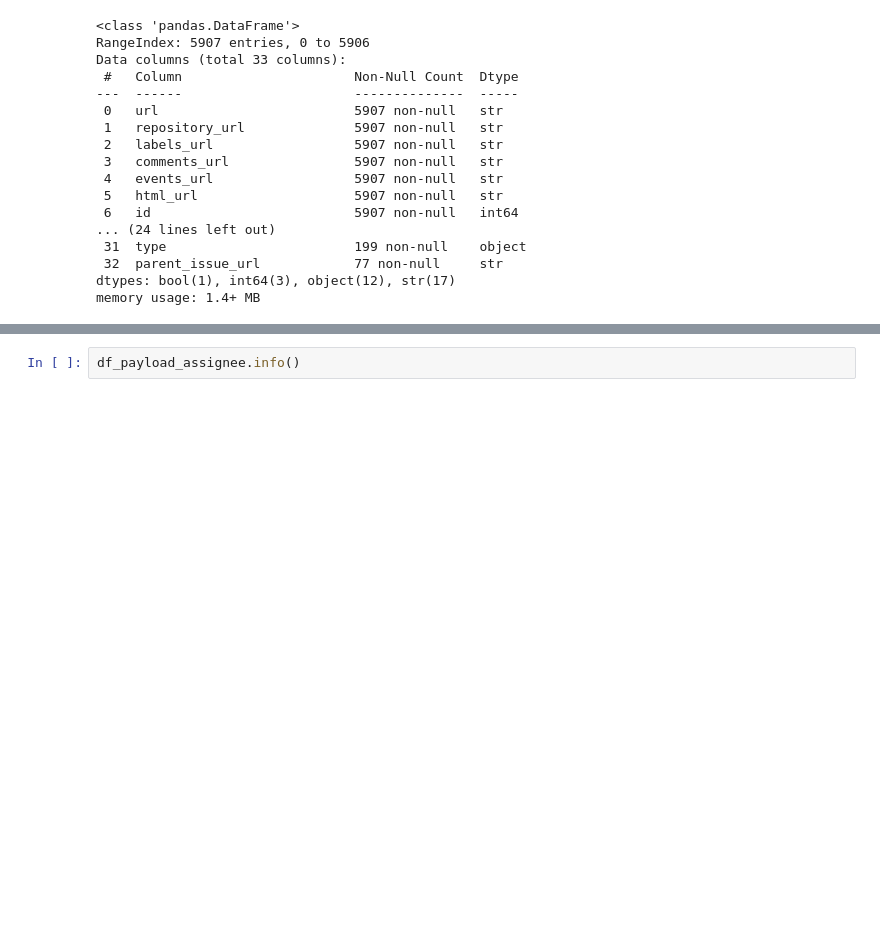
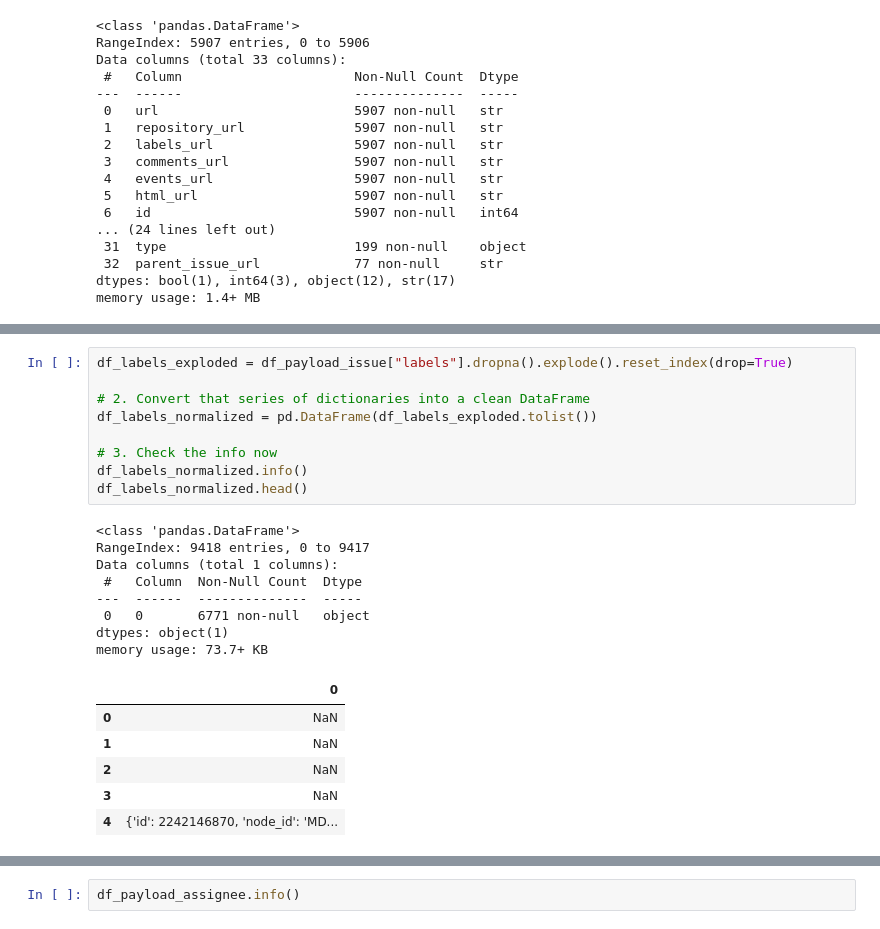
Before and after one commit to ShreyaCtrl/gharchive-data-platform, a Jupyter notebook: data-analysis.ipynb, the cells around one changed output, grey strips where cells are left out. Drawn from its saved outputs; the diff is of its cells as text; blank space fills up the shorter version.

```diff
--- a/data-analysis.ipynb
+++ b/data-analysis.ipynb
@@ -250,0 +541,24 @@ memory usage: 1.4+ MB
+# %%
+df_labels_exploded = df_payload_issue["labels"].dropna().explode().reset_index(drop=True)
+
+# 2. Convert that series of dictionaries into a clean DataFrame
+df_labels_normalized = pd.DataFrame(df_labels_exploded.tolist())
+
+# 3. Check the info now
+df_labels_normalized.info()
+df_labels_normalized.head()
+# %% [output]
+<class 'pandas.DataFrame'>
+RangeIndex: 9418 entries, 0 to 9417
+Data columns (total 1 columns):
+ #   Column  Non-Null Count  Dtype
+---  ------  --------------  -----
+ 0   0       6771 non-null   object
+dtypes: object(1)
+memory usage: 73.7+ KB
+|  | 0 |
+| 0 | NaN |
+| 1 | NaN |
+| 2 | NaN |
+| 3 | NaN |
+| 4 | {'id': 2242146870, 'node_id': 'MD... |
```
Also changed, not shown: parts of 62 cells of this notebook, 1 other file.
